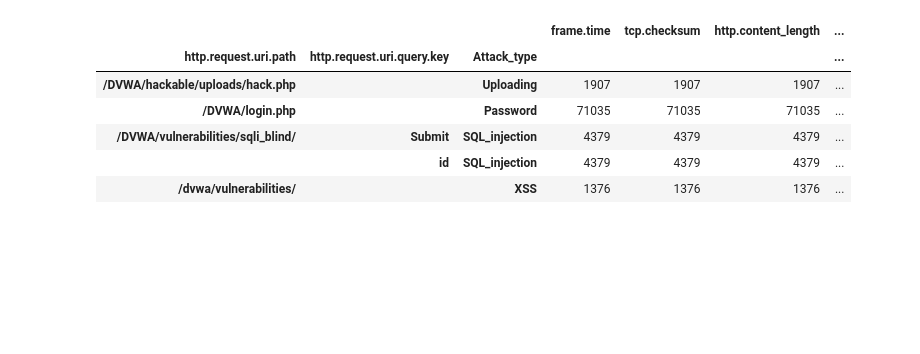
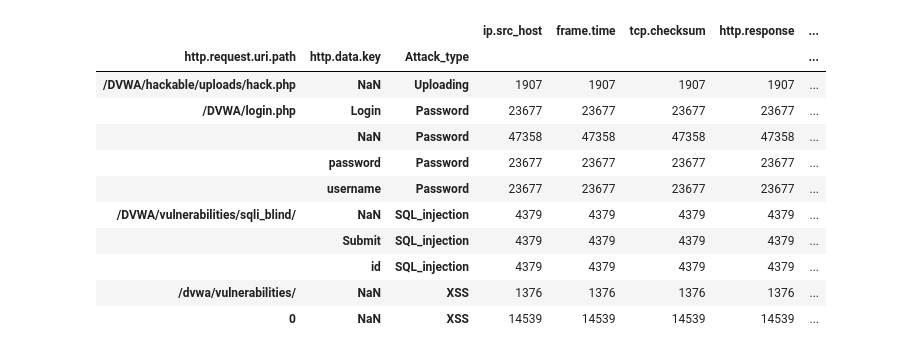
Before and after one commit to explainpark101/KU-ML-EndTerm-project, a Jupyter notebook: 02 preprocess-uri.ipynb, the cells around one changed output. Saved outputs shown, nothing was run; the diff lists cells and outputs as text; code cells hidden in the pictures; blank space fills up the shorter version.

```diff
--- a/02 preprocess-uri.ipynb
+++ b/02 preprocess-uri.ipynb
@@ -121,6 +115,5 @@ http.request.uri.scheme = 1
 # %%
 data = data.drop(unused_col, axis="columns")
-# %%
-data["http.request.uri.query"] = data["http.request.uri.query"].astype("str", copy=True)
 # %%
-data["http.request.uri.query"] = query_params_to_dict(data["http.request.uri.query"])
+data["http.request.uri.query.dict"] = query_params_to_dict(data["http.request.uri.query"])
+data["http.file_data.dict"] = query_params_to_dict(data["http.file_data"])
@@ -127,7 +140,7 @@ data["http.request.uri.query"] = query_params_to_dict(data["http.request.uri.que
 # %%
 # split query with index -> Data Regularization
 queryArray = []
-for i, dict_ in enumerate(data["http.request.uri.query"]):
-    for key, value in dict_.items():
-        queryArray.append({"original_index":i, "http.request.uri.query.key":key, "http.request.uri.query.value":value})
-queryDataFrame = pd.DataFrame(queryArray)
+for i, (query_dict, file_data_dict) in enumerate(zip(data["http.request.uri.query.dict"], data["http.file_data.dict"])):
+    for key, value in {**query_dict, **file_data_dict}.items():
+        queryArray.append({"original_index":i, "http.data.key":str(key), "http.data.value":str(value)})
+queryDataFrame = pd.DataFrame(queryArray, dtype="object")
@@ -138,7 +165,7 @@ query_droped_data["index"] = range(query_droped_data.shape[0])
 queryDataFrame.to_csv("Full-Dataset/processed/queryData.csv", sep=",")
 data.drop(["http.request.uri.query"], axis="columns").to_csv("Full-Dataset/processed/url_encoded_query_removed.csv", sep=",")
 # %%
-mergedData = pd.merge(query_droped_data, queryDataFrame, "right", left_on="index", right_on="original_index").drop(["original_index", "http.request.full_uri",], axis="columns")
+mergedData = pd.merge(query_droped_data, queryDataFrame, "outer", left_on="index", right_on="original_index").drop(["original_index", "http.request.full_uri",], axis="columns")
 # mergedData = mergedData.drop(["http.request.uri.path"])
-mergedData.loc[mergedData["http.request.uri.query.key"] != "b''"].head()
+mergedData.head(10)
 # %% [output]
@@ -157,12 +213,17 @@ import json
 with open("column_data_final.json", "w") as f:
     f.write(json.dumps({"used_columns":col}, indent=4, ensure_ascii=True))
 # %%
-mergedData.groupby(["http.request.uri.path", "http.request.uri.query.key", "Attack_type"]).count()
+mergedData.groupby(["http.request.uri.path", "http.data.key", "Attack_type"]).count()
 # %% [output]
-|  |  |  | frame.time | tcp.checksum | http.content_length | ... |
-| http.request.uri.path | http.request.uri.query.key | Attack_type |  |  |  | ... |
-| /DVWA/hackable/uploads/hack.php |  | Uploading | 1907 | 1907 | 1907 | ... |
-| /DVWA/login.php |  | Password | 71035 | 71035 | 71035 | ... |
-| /DVWA/vulnerabilities/sqli_blind/ | Submit | SQL_injection | 4379 | 4379 | 4379 | ... |
-|  | id | SQL_injection | 4379 | 4379 | 4379 | ... |
-| /dvwa/vulnerabilities/ |  | XSS | 1376 | 1376 | 1376 | ... |
+|  |  |  | ip.src_host | frame.time | tcp.checksum | http.response | ... |
+| http.request.uri.path | http.data.key | Attack_type |  |  |  |  | ... |
+| /DVWA/hackable/uploads/hack.php | NaN | Uploading | 1907 | 1907 | 1907 | 1907 | ... |
+| /DVWA/login.php | Login | Password | 23677 | 23677 | 23677 | 23677 | ... |
+|  | NaN | Password | 47358 | 47358 | 47358 | 47358 | ... |
+|  | password | Password | 23677 | 23677 | 23677 | 23677 | ... |
+|  | username | Password | 23677 | 23677 | 23677 | 23677 | ... |
+| /DVWA/vulnerabilities/sqli_blind/ | NaN | SQL_injection | 4379 | 4379 | 4379 | 4379 | ... |
+|  | Submit | SQL_injection | 4379 | 4379 | 4379 | 4379 | ... |
+|  | id | SQL_injection | 4379 | 4379 | 4379 | 4379 | ... |
+| /dvwa/vulnerabilities/ | NaN | XSS | 1376 | 1376 | 1376 | 1376 | ... |
+| 0 | NaN | XSS | 14539 | 14539 | 14539 | 14539 | ... |
```
Also changed, not shown: parts of 23 cells of this notebook, 1 other file.
